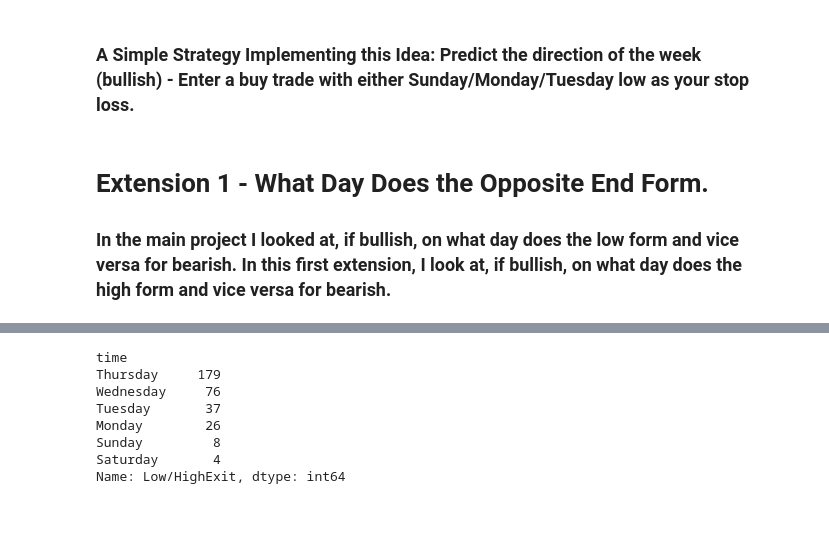
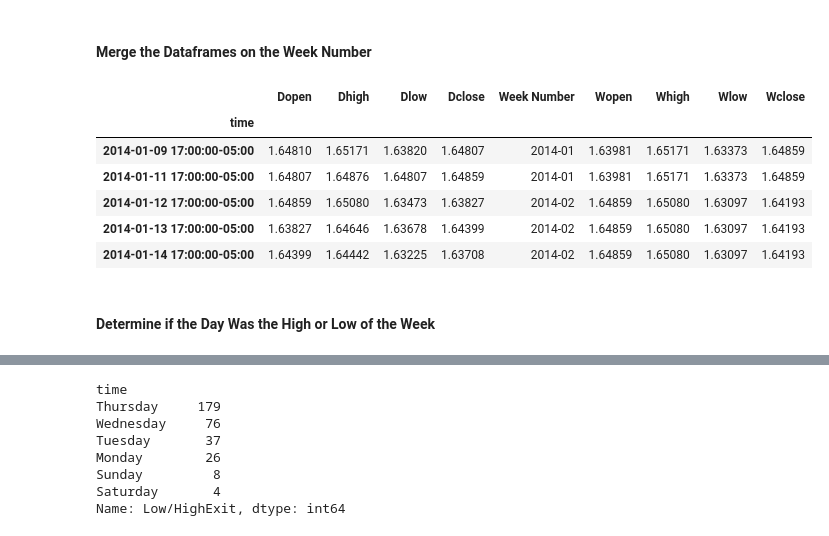
Before and after one commit to Williamdst/Springboard-DSC, a Jupyter notebook: 20.3_Dataset-Analysis/GBPUSD-Profile.ipynb, the cells around one changed output, grey strips where cells are left out. Cells and saved outputs as stored; diff of their text form; code cells hidden in the pictures.

```diff
--- a/20.3_Dataset-Analysis/GBPUSD-Profile.ipynb
+++ b/20.3_Dataset-Analysis/GBPUSD-Profile.ipynb
@@ -23,0 +26,2 @@ daily.rename(columns={'open':'Dopen','high':'Dhigh','low':'Dlow', 'close':'Dclos
+# %%
+weekly.index = weekly.index.tz_convert('US/Eastern')
@@ -23,0 +43,2 @@ daily.rename(columns={'open':'Dopen','high':'Dhigh','low':'Dlow', 'close':'Dclos
+# %%
+daily.index = daily.index.tz_convert('US/Eastern')
@@ -84,5 +71,0 @@ Name: Low/HighEntry, dtype: int64
-# %% [markdown]
-### A Simple Strategy Implementing this Idea: Predict the direction of the week (bullish) - Enter a buy trade with either Sunday/Monday/Tuesday low as your stop loss.
-# %% [markdown]
-# Extension 1 - What Day Does the Opposite End Form.
-### In the main project I looked at, if bullish, on what day does the low form and vice versa for bearish. In this first extension, I look at, if bullish, on what day does the high form and vice versa for bearish.
@@ -104,0 +72,2 @@ ext1["Low/HighExit"] = ext1.aggregate(isLowHighExit, axis='columns')
+# %% [markdown]
+<h4>Merge the Dataframes on the Week Number</h4>
@@ -104,0 +76,12 @@ ext1["Low/HighExit"] = ext1.aggregate(isLowHighExit, axis='columns')
+# %%
+daily_weekly.head()
+# %% [output]
+|  | Dopen | Dhigh | Dlow | Dclose | Week Number | Wopen | Whigh | Wlow | Wclose |
+| time |  |  |  |  |  |  |  |  |  |
+| 2014-01-09 17:00:00-05:00 | 1.64810 | 1.65171 | 1.63820 | 1.64807 | 2014-01 | 1.63981 | 1.65171 | 1.63373 | 1.64859 |
+| 2014-01-11 17:00:00-05:00 | 1.64807 | 1.64876 | 1.64807 | 1.64859 | 2014-01 | 1.63981 | 1.65171 | 1.63373 | 1.64859 |
+| 2014-01-12 17:00:00-05:00 | 1.64859 | 1.65080 | 1.63473 | 1.63827 | 2014-02 | 1.64859 | 1.65080 | 1.63097 | 1.64193 |
+| 2014-01-13 17:00:00-05:00 | 1.63827 | 1.64646 | 1.63678 | 1.64399 | 2014-02 | 1.64859 | 1.65080 | 1.63097 | 1.64193 |
+| 2014-01-14 17:00:00-05:00 | 1.64399 | 1.64442 | 1.63225 | 1.63708 | 2014-02 | 1.64859 | 1.65080 | 1.63097 | 1.64193 |
+# %% [markdown]
+<h4>Determine if the Day Was the High or Low of the Week</h4>
```
Also changed, not shown: parts of 42 cells of this notebook.
